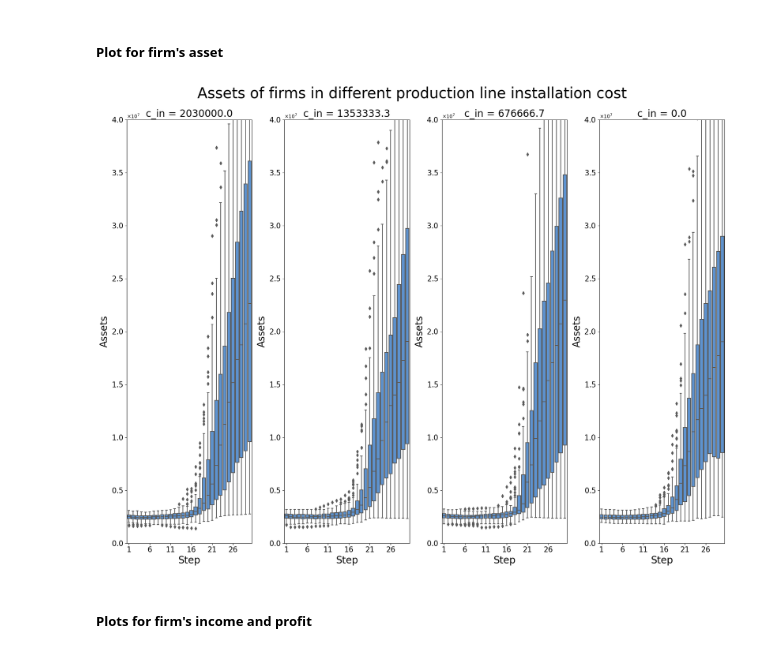
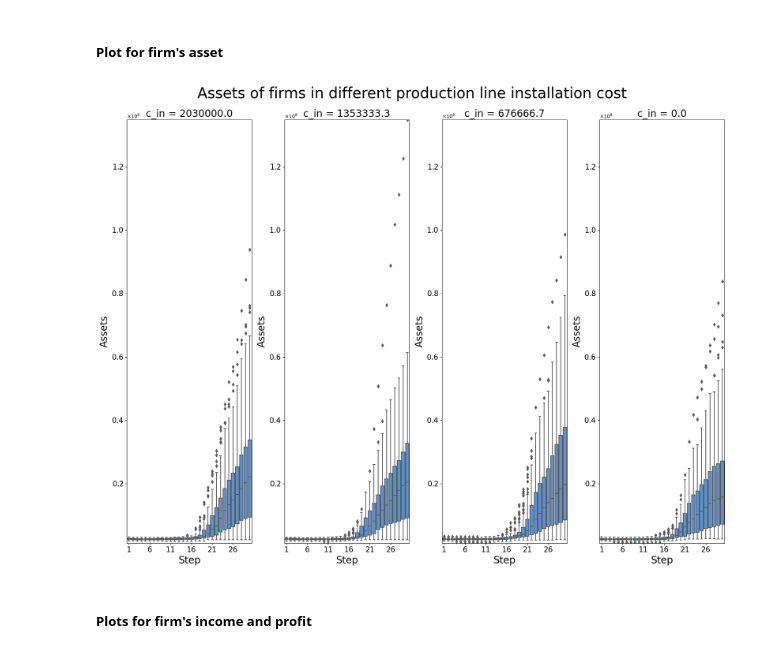
Before and after one commit to L-j-m/DT2024, a Jupyter notebook: code_v1_18aug.ipynb, the cells around one changed output. Saved outputs shown, nothing was run; the diff lists cells and outputs as text; code cells hidden in the pictures.

```diff
--- a/code_v1_18aug.ipynb
+++ b/code_v1_18aug.ipynb
@@ -143,7 +143,7 @@ class Firms(mesa.Agent):
                         self.product_line_opcost()
 
                         # update inno_cost since the asset might be increased
-                        self.inno_cost = self.asset * self.inno_cost_percent
+                        #self.inno_cost = self.asset * self.inno_cost_percent
 
                         # Production investment
                         ## surrounded and other agents
@@ -1010,6 +1010,9 @@ cb_c_in_test_agent = pd.concat(c_in_test_agent)
 cb_c_in_test_agent = cb_c_in_test_agent.reset_index().rename(columns={'index':'Step'})
 
 cb_c_in_test_agent_grouped = cb_c_in_test_agent.groupby(['c_in', 'Step', 'AgentID']).mean().reset_index()
+
+y_min = min(cb_c_in_test_agent_grouped['Assets'])
+y_max = max(cb_c_in_test_agent_grouped['Assets'])
 # Plotting
 # Define a color palette
 colors = "#4a90e2"
@@ -1021,35 +1024,36 @@ axes = axes.flatten()
 for c_in_value, ax in zip(cb_c_in_test_agent['c_in'].unique()[[9, 6, 3, 0]], axes):
 
     # Subset the data for the current `c_in_value`
     subset = cb_c_in_test_agent_grouped[cb_c_in_test_agent_grouped['c_in'] == c_in_value]
 
     # Plot the scatter plot for Asset over time (Step)
     sns.boxplot(x = 'Step', y = 'Assets', data = subset, ax=ax, color = colors)
 
     ax.set_xticks(xticks, fontsize = 20)
     ax.yaxis.set_major_formatter(mticker.ScalarFormatter(useMathText=True))
     ax.ticklabel_format(style='sci', axis='y', scilimits=(0, 0))
     # Set the title and labels
     ax.set_title(f'c_in = {round(c_in_value, 1)}', fontsize = 20)
     ax.set_xlabel('Step', fontsize = 20)
     ax.set_ylabel('Assets', fontsize = 20)
 
     #ax.xaxis.set_tick_params(labelrotation=90)
     ax.tick_params(axis='x', labelsize=15)
     ax.tick_params(axis='y', labelsize=15)
 
 
     # Optionally set consistent y-axis limits
-    ax.set_ylim(0, 40000000)  # Adjust according to your data range
+    ax.set_ylim(y_min, y_max)  # Adjust according to data range
+    #ax.set_ylim(0, 40000000)  # Adjust according to data range
 
 fig.suptitle('Assets of firms in different production line installation cost', fontsize=30)
 # Adjust the layout to ensure everything fits
 plt.tight_layout()
 
 # Show the plot
 plt.show()
 # %% [output]
-[figure, old version]
+[figure, new version]
 # %% [markdown]
 ##### Plots for firm's income and profit
 # %% [markdown]
```
Also changed, not shown: parts of 25 cells of this notebook.
